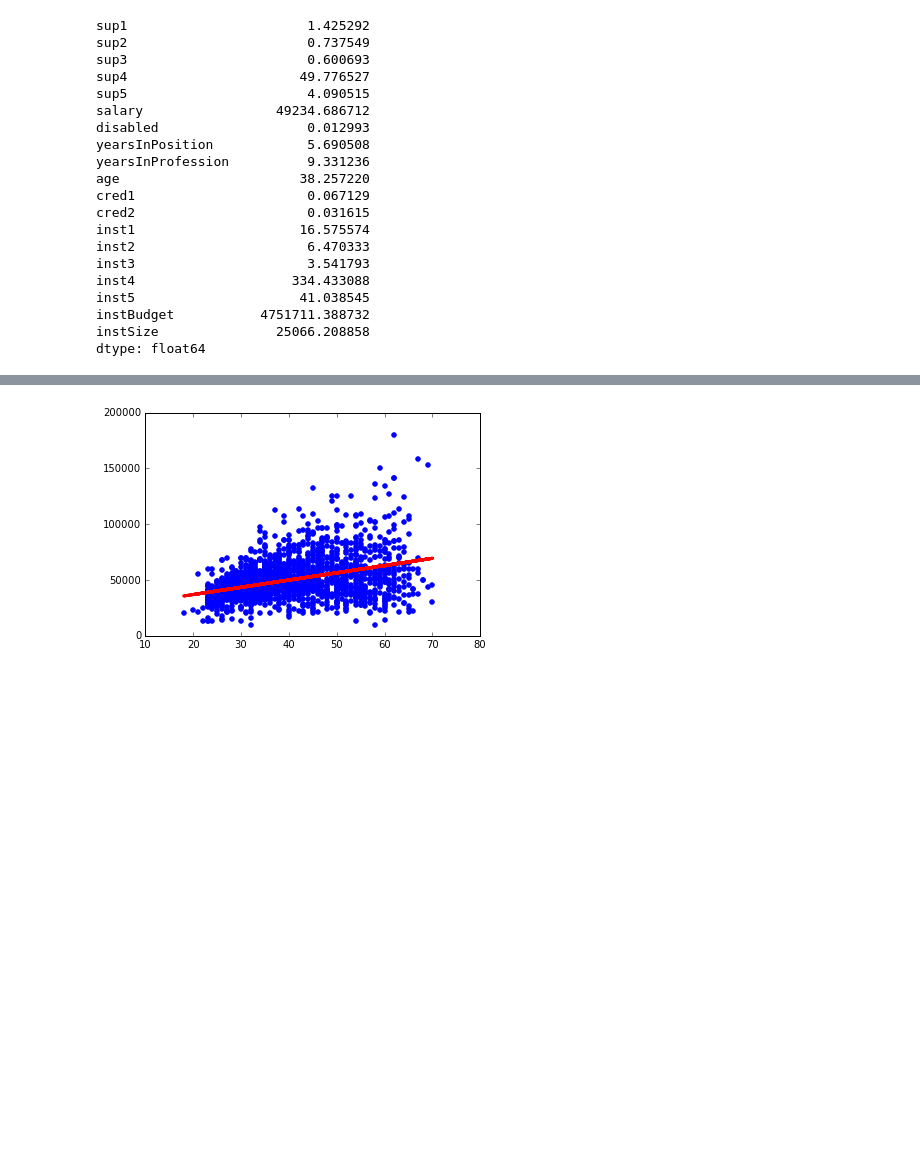
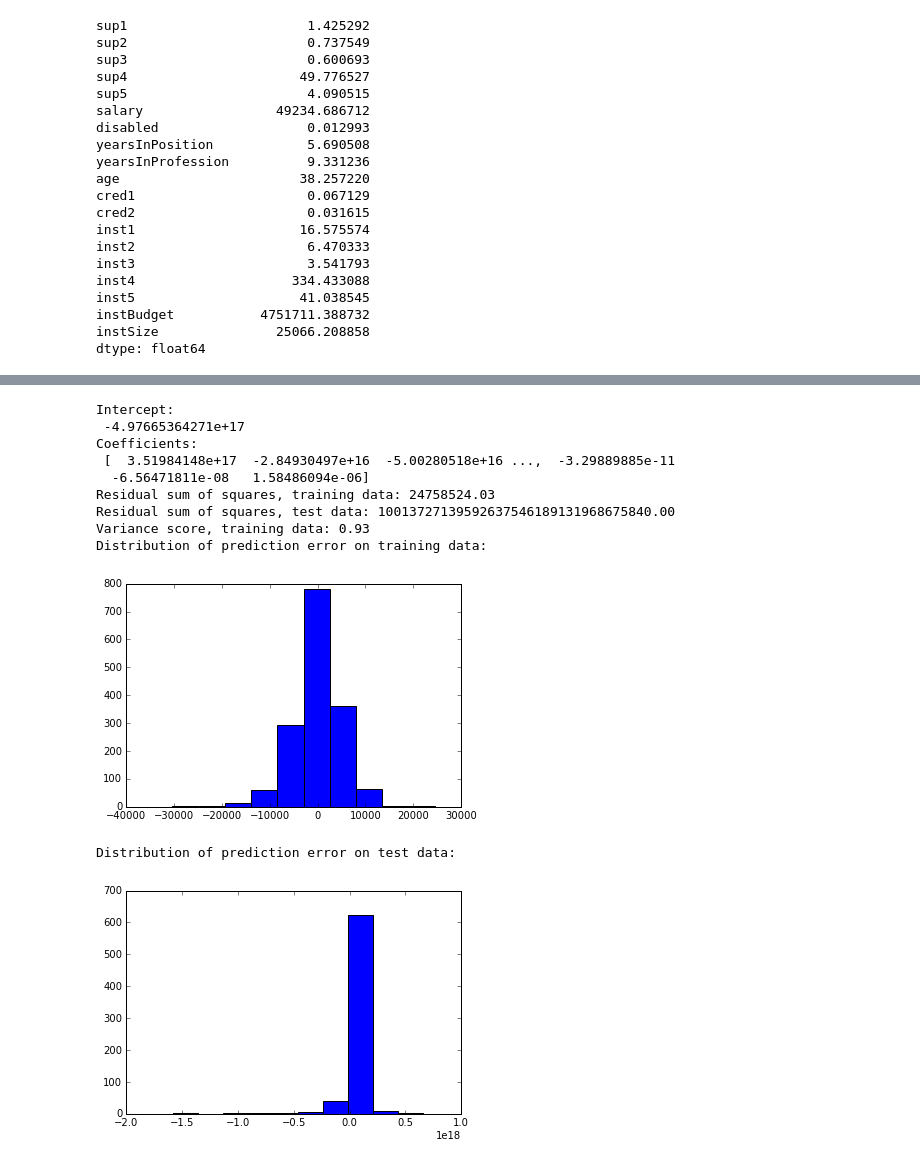
Before and after one commit to jcontour/machineLearning, a Jupyter notebook: proj2.ipynb, the cells around one changed output, grey strips where cells are left out. Cells and saved outputs as stored; diff of their text form; code cells hidden in the pictures; blank space fills up the shorter version.

```diff
--- a/proj2.ipynb
+++ b/proj2.ipynb
@@ -182,8 +145,57 @@ ValueError: could not convert string to float: 'no instType given'
-# %%
-# Plot outputs
-plt.scatter(X, y,  color='blue')
-plt.plot(X, regr.predict(X), color='red',
-         linewidth=3)
-plt.show()
-# %% [output]
-[figure, removed]
+# %%
+from sklearn.preprocessing import PolynomialFeatures
+# DOC: http://scikit-learn.org/stable/modules/preprocessing.html
+
+poly = PolynomialFeatures(2)
+X_poly = poly.fit_transform(X)
+# %%
+# create training and test sets
+from sklearn.cross_validation import train_test_split
+
+X_train, X_test, y_train, y_test = train_test_split(
+         X_poly, y, test_size=0.3, random_state=0)
+# %%
+## POLYNOMINAL
+# Create linear regression object
+poly = linear_model.LinearRegression(normalize=True)
+
+# Train the model using the training sets
+X_train_no_intercept = X_train
+X_train = X_train.reshape(-1, X_train.shape[1])
+poly.fit(X_train, y_train)
+
+# The intercept
+print('Intercept: \n', poly.intercept_)
+# The coefficients
+print('Coefficients: \n', poly.coef_)
+# The mean square error
+print("Residual sum of squares, training data: %.2f"
+      % np.mean((poly.predict(X_train) - y_train) ** 2))
+print("Residual sum of squares, test data: %.2f"
+      % np.mean((poly.predict(X_test) - y_test) ** 2))
+var_to_graph['multReg_poly'] = np.mean((poly.predict(X_test) - y_test) ** 2)
+# Explained variance score: 1 is perfect prediction
+print('Variance score, training data: %.2f' % poly.score(X_train, y_train))
+#vector of prediction error
+print('Distribution of prediction error on training data:')
+predError = poly.predict(X_train) - y_train
+plt.hist(predError)
+plt.show()
+
+print('Distribution of prediction error on test data:')
+predError = poly.predict(X_test) - y_test
+plt.hist(predError)
+plt.show()
+# %% [output]
+Intercept:
+ -4.97665364271e+17
+Coefficients:
+ [  3.51984148e+17  -2.84930497e+16  -5.00280518e+16 ...,  -3.29889885e-11
+  -6.56471811e-08   1.58486094e-06]
+Residual sum of squares, training data: 24758524.03
+Residual sum of squares, test data: 10013727139592637546189131968675840.00
+Variance score, training data: 0.93
+Distribution of prediction error on training data:
+[figure, added]
+Distribution of prediction error on test data:
+[figure, added]
```
Also changed, not shown: parts of 19 cells of this notebook.
